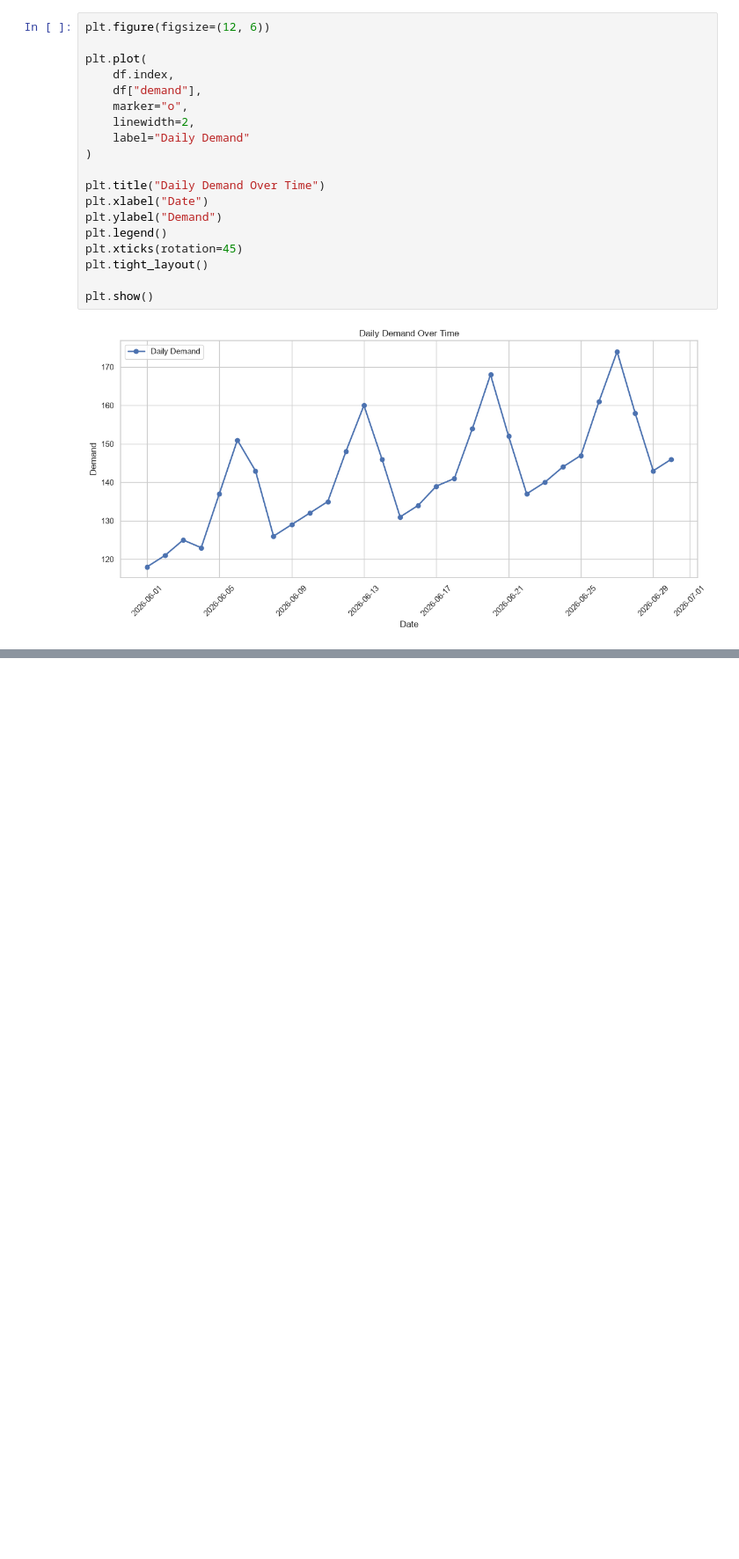
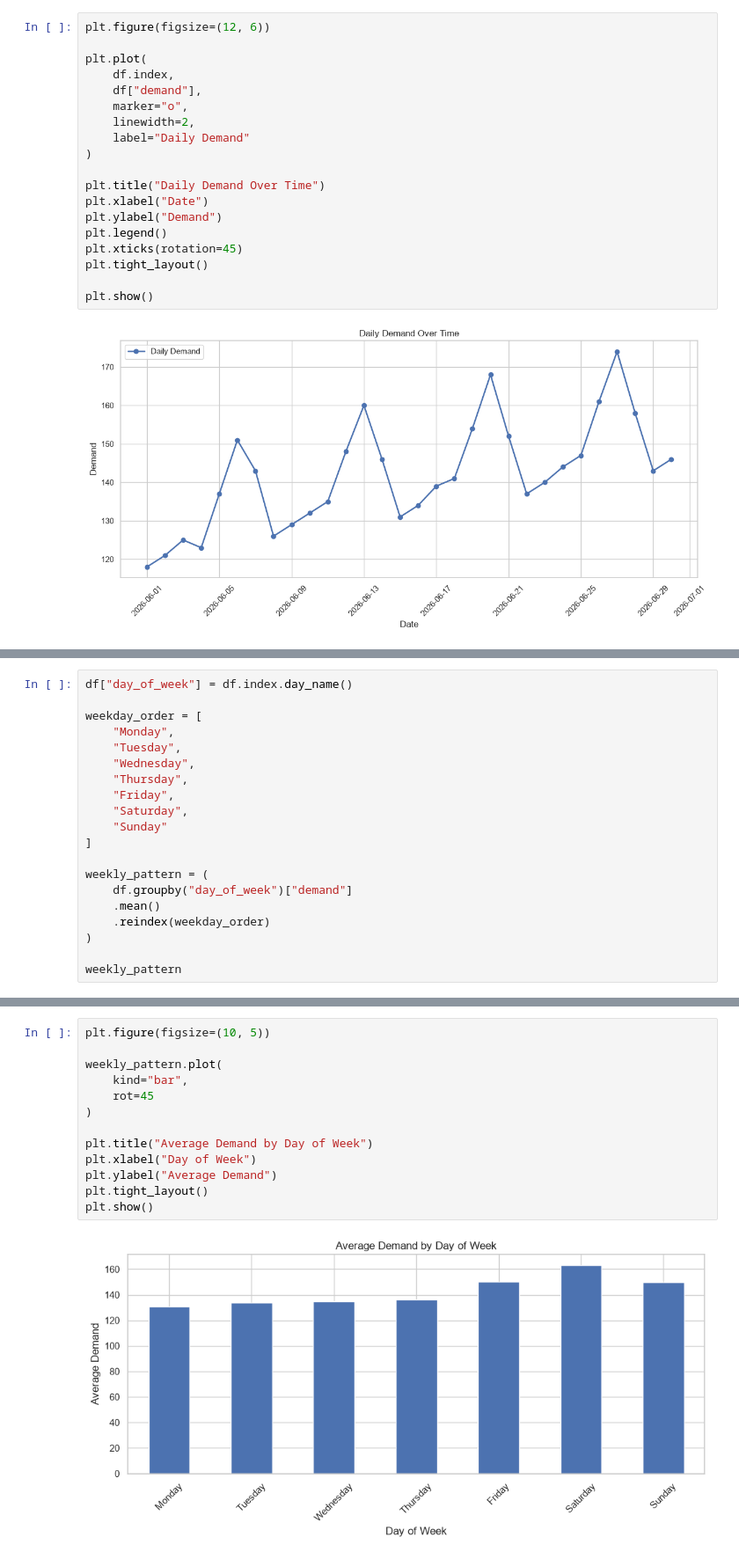
Before and after one commit to Debankumardas/Time-Series-Forecasting, a Jupyter notebook: notebooks/time_series_forecasting.ipynb, the cells around one changed output, grey strips where cells are left out. Shown at 88% size. Saved outputs shown, nothing was run; the diff lists cells and outputs as text; blank space fills up the shorter version.

```diff
--- a/notebooks/time_series_forecasting.ipynb
+++ b/notebooks/time_series_forecasting.ipynb
@@ -166,0 +209,20 @@ plt.show()
+# %%
+df["day_of_week"] = df.index.day_name()
+
+weekday_order = [
+    "Monday",
+    "Tuesday",
+    "Wednesday",
+    "Thursday",
+    "Friday",
+    "Saturday",
+    "Sunday"
+]
+
+weekly_pattern = (
+    df.groupby("day_of_week")["demand"]
+    .mean()
+    .reindex(weekday_order)
+)
+
+weekly_pattern
@@ -166,0 +239,15 @@ plt.show()
+# %%
+plt.figure(figsize=(10, 5))
+
+weekly_pattern.plot(
+    kind="bar",
+    rot=45
+)
+
+plt.title("Average Demand by Day of Week")
+plt.xlabel("Day of Week")
+plt.ylabel("Average Demand")
+plt.tight_layout()
+plt.show()
+# %% [output]
+[figure, added]
```
Also changed, not shown: parts of 13 cells of this notebook, 1 other file.
